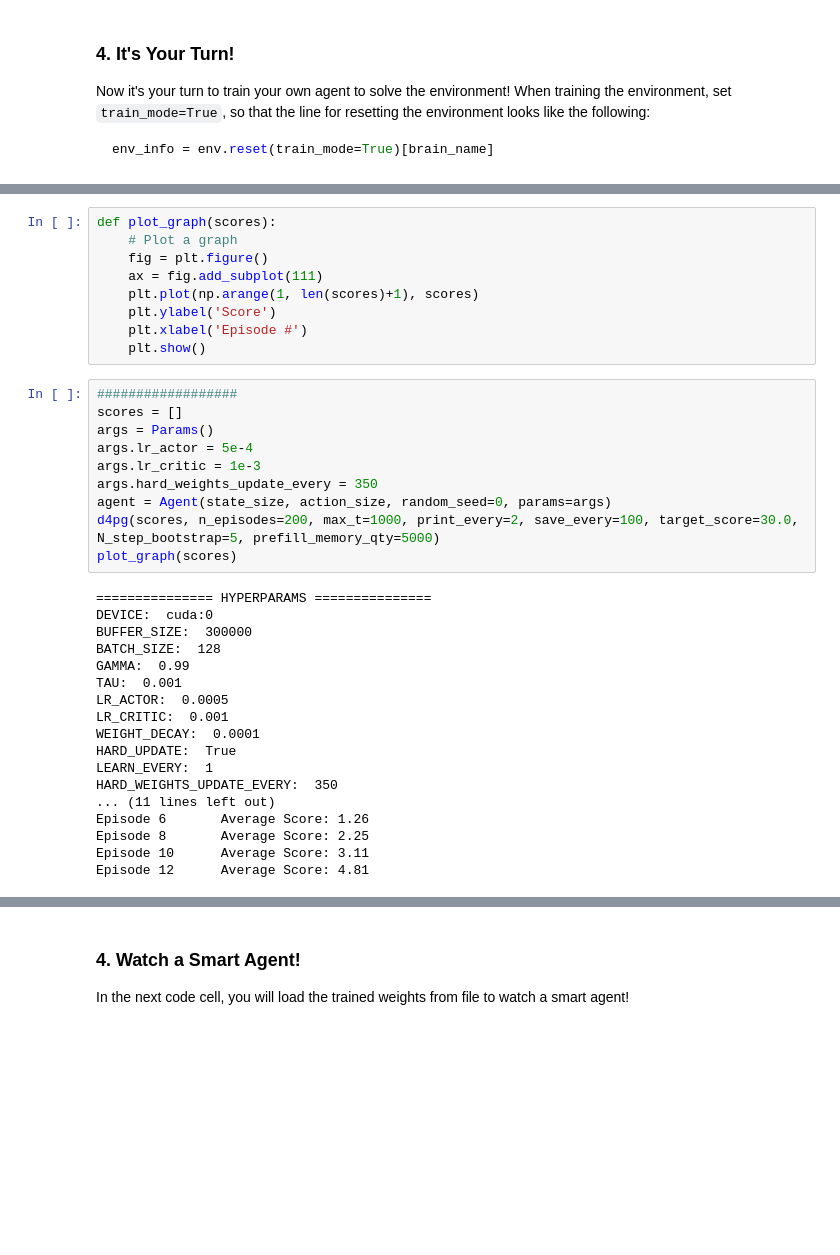
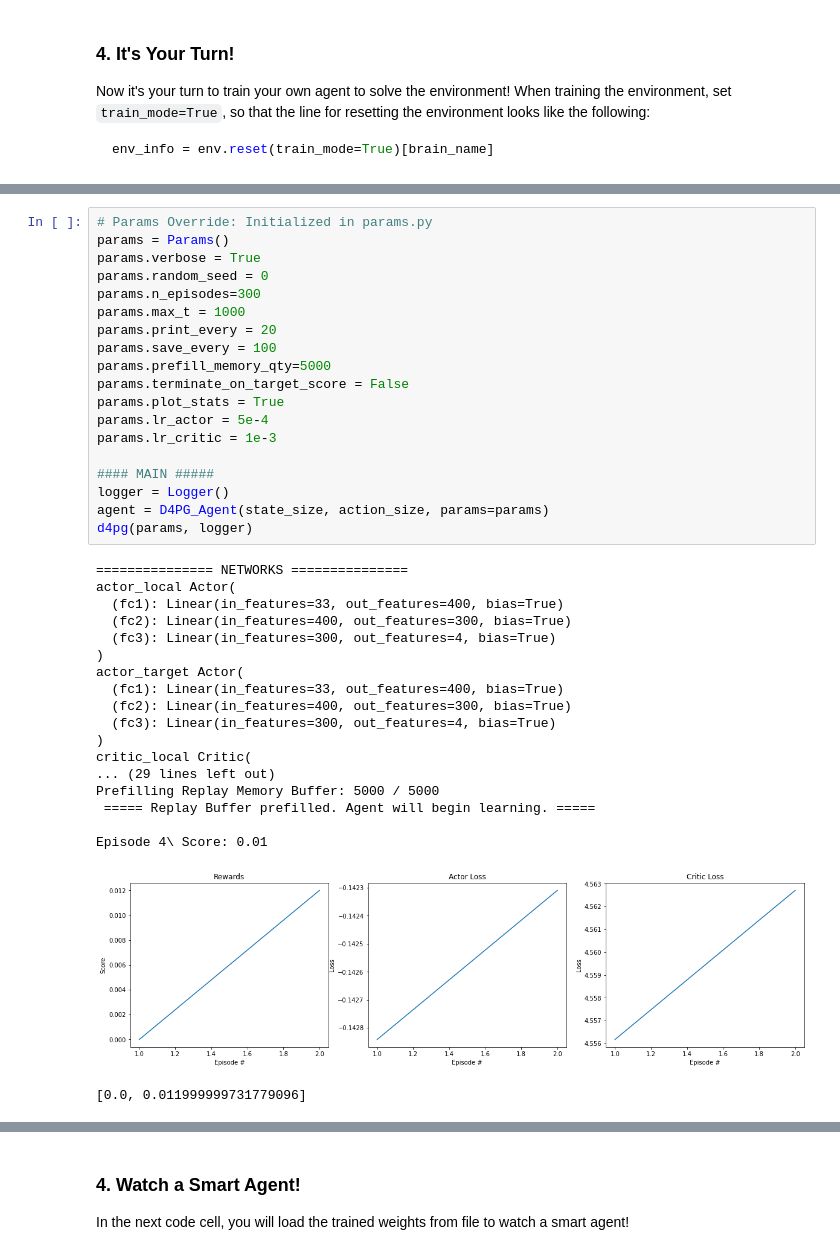
Before and after one commit to derektan95/Deep-Reinforcement-Learning-Algorithms, a Jupyter notebook: p2_continuous-control/Reacher_MultiAgent_Control_Exercise/MultiAgent_Continuous_Control.ipynb, the cells around one changed output, grey strips where cells are left out. Saved outputs shown, nothing was run; the diff lists cells and outputs as text; blank space fills up the shorter version.

Commit message:
[UPDATE] Modularized code to feed hyper-params from params.py. Organized scripts into proper classes and folders.

```diff
--- a/p2_continuous-control/Reacher_MultiAgent_Control_Exercise/MultiAgent_Continuous_Control.ipynb
+++ b/p2_continuous-control/Reacher_MultiAgent_Control_Exercise/MultiAgent_Continuous_Control.ipynb
@@ -194,37 +212,39 @@ def d4pg(scores, n_episodes=1000, max_t=300, print_every=100, save_every=100, ta
-# %%
-def plot_graph(scores):
-    # Plot a graph
-    fig = plt.figure()
-    ax = fig.add_subplot(111)
-    plt.plot(np.arange(1, len(scores)+1), scores)
-    plt.ylabel('Score')
-    plt.xlabel('Episode #')
-    plt.show()
-# %%
-##################
-scores = []
-args = Params()
-args.lr_actor = 5e-4
-args.lr_critic = 1e-3
-args.hard_weights_update_every = 350
-agent = Agent(state_size, action_size, random_seed=0, params=args)
-d4pg(scores, n_episodes=200, max_t=1000, print_every=2, save_every=100, target_score=30.0, N_step_bootstrap=5, prefill_memory_qty=5000)
-plot_graph(scores)
-# %% [output]
-=============== HYPERPARAMS ===============
-DEVICE:  cuda:0
-BUFFER_SIZE:  300000
-BATCH_SIZE:  128
-GAMMA:  0.99
-TAU:  0.001
-LR_ACTOR:  0.0005
-LR_CRITIC:  0.001
-WEIGHT_DECAY:  0.0001
-HARD_UPDATE:  True
-LEARN_EVERY:  1
-HARD_WEIGHTS_UPDATE_EVERY:  350
-... (11 lines left out)
-Episode 6       Average Score: 1.26
-Episode 8       Average Score: 2.25
-Episode 10      Average Score: 3.11
-Episode 12      Average Score: 4.81
+# %%
+# Params Override: Initialized in params.py
+params = Params()
+params.verbose = True
+params.random_seed = 0
+params.n_episodes=300
+params.max_t = 1000
+params.print_every = 20
+params.save_every = 100
+params.prefill_memory_qty=5000
+params.terminate_on_target_score = False
+params.plot_stats = True
+params.lr_actor = 5e-4
+params.lr_critic = 1e-3
+
+#### MAIN #####
+logger = Logger()
+agent = D4PG_Agent(state_size, action_size, params=params)
+d4pg(params, logger)
+# %% [output]
+=============== NETWORKS ===============
+actor_local Actor(
+  (fc1): Linear(in_features=33, out_features=400, bias=True)
+  (fc2): Linear(in_features=400, out_features=300, bias=True)
+  (fc3): Linear(in_features=300, out_features=4, bias=True)
+)
+actor_target Actor(
+  (fc1): Linear(in_features=33, out_features=400, bias=True)
+  (fc2): Linear(in_features=400, out_features=300, bias=True)
+  (fc3): Linear(in_features=300, out_features=4, bias=True)
+)
+critic_local Critic(
+... (29 lines left out)
+Prefilling Replay Memory Buffer: 5000 / 5000
+ ===== Replay Buffer prefilled. Agent will begin learning. =====
+
+Episode 4\ Score: 0.01
+[figure, added]
+[0.0, 0.011999999731779096]
```
Also changed, not shown: parts of 7 cells of this notebook, 7 other files.
